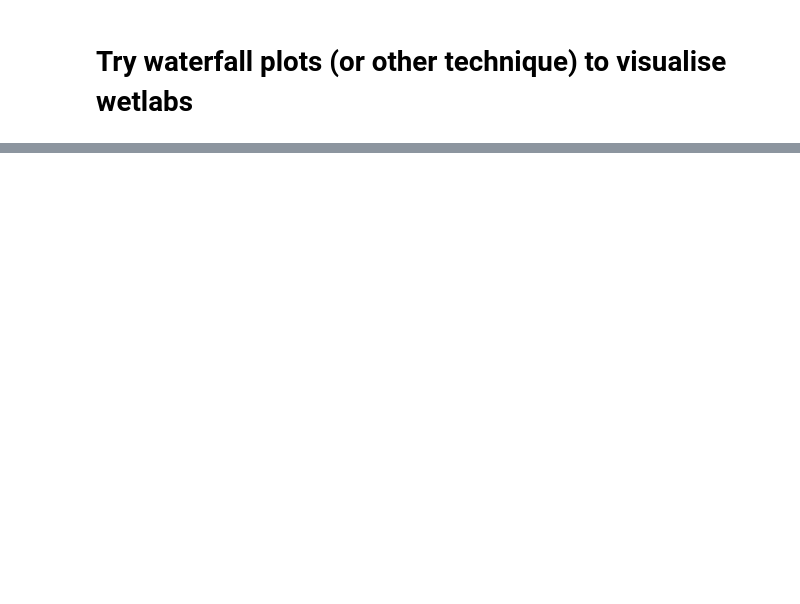
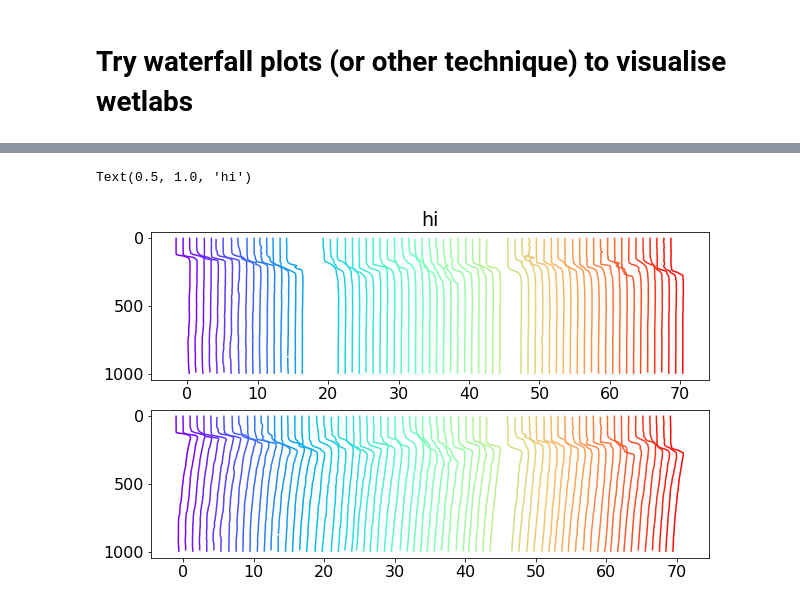
Before and after one commit to eleanorfrajka/c2_slocum, a Jupyter notebook: 02-code/04-visualise.ipynb, the cells around one changed output, grey strips where cells are left out. Saved outputs shown, nothing was run; the diff lists cells and outputs as text; code cells hidden in the pictures; blank space fills up the shorter version.

```diff
--- a/02-code/04-visualise.ipynb
+++ b/02-code/04-visualise.ipynb
@@ -171,0 +202,32 @@ Attributes:
+# %%
+divenum = ds1.divenum.copy()
+pres1= ds1[presname]
+nn=len(datalist)
+mp = len(divenum)
+colors = plt.cm.rainbow(np.linspace(0, 1, mp))
+
+
+fig, axes = plt.subplots(nrows=nn, figsize=(10,3*nn))
+counter = 0
+for dataname in datalist:
+    # scale factor on a profile
+    s1 = ddiff[dataname]/2
+
+    for ddo in range(len(divenum)):
+        sal1 = ds1[dataname][:,ddo] - dmean[dataname]
+        if nn==1:
+            axes.plot(sal1/s1+ddo/20, pres1, color=colors[ddo])
+        else:
+            axes[counter].plot(sal1/s1+ddo, pres1,color=colors[ddo])
+
+    if nn==1:
+        axes.invert_yaxis()
+    else:
+        axes[counter].invert_yaxis()
+
+    counter += 1
+
+axes[0].set_title('hi')
+# %% [output]
+Text(0.5, 1.0, 'hi')
+[figure, added]
```
Also changed, not shown: parts of 13 cells of this notebook, 21 other files.
